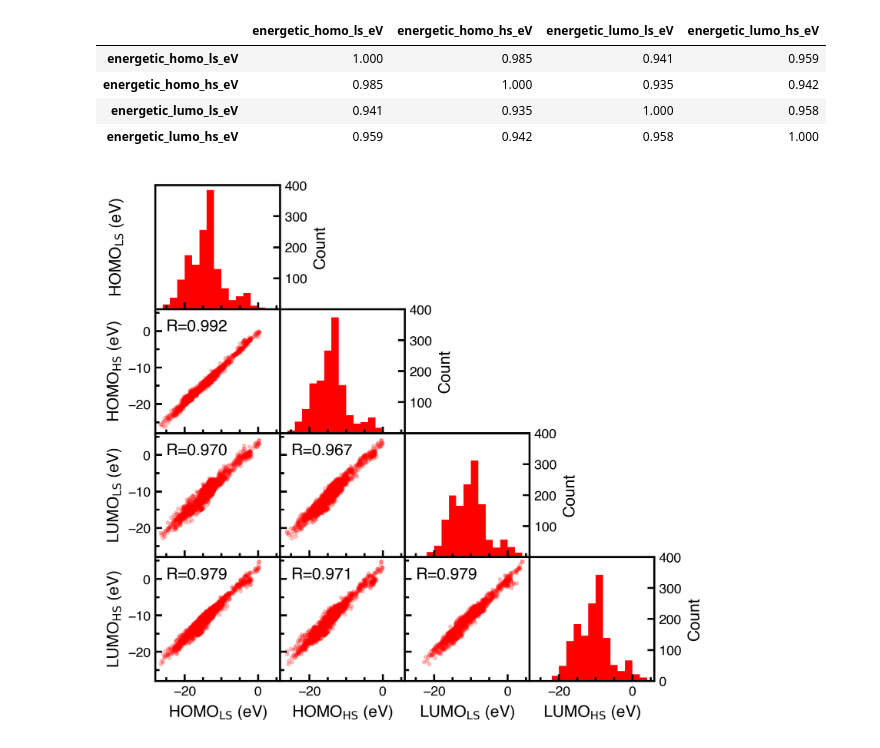
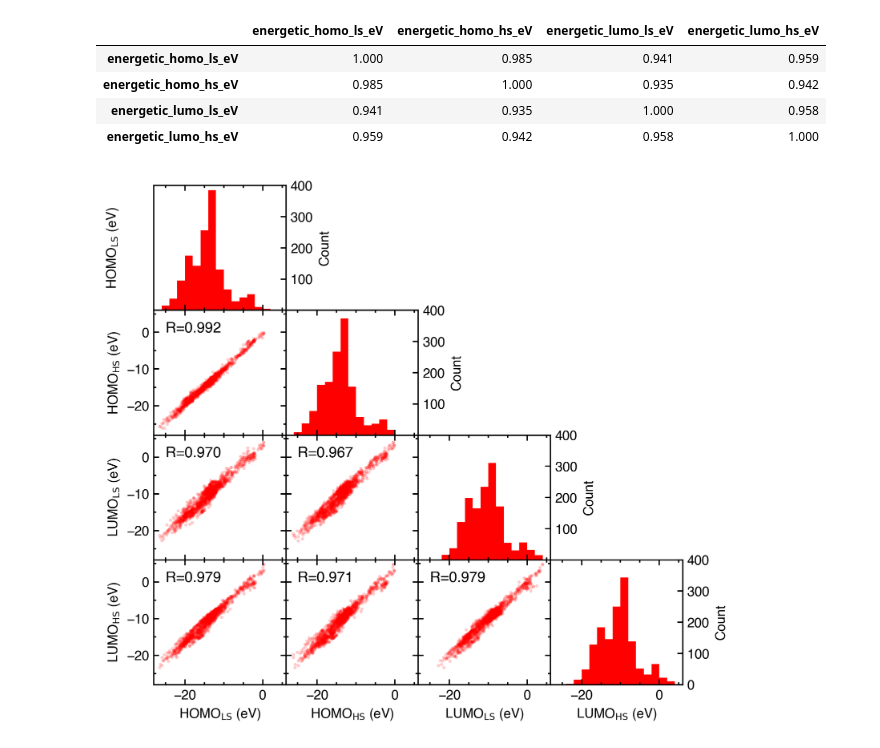
Before and after one commit to hjkgrp/many_body_ml, a Jupyter notebook: scripts_and_notebooks/plotting/scatter_matrix_frontier_orbital_energies.ipynb, the cells around one changed output. Cells and saved outputs as stored; diff of their text form; code cells hidden in the pictures.

Commit message:
Update scatter matrix with new mpl style sheet

```diff
--- a/scripts_and_notebooks/plotting/scatter_matrix_frontier_orbital_energies.ipynb
+++ b/scripts_and_notebooks/plotting/scatter_matrix_frontier_orbital_energies.ipynb
@@ -6,7 +6,7 @@ from pathlib import Path
 from mbeml.constants import TargetProperty
 from sklearn.linear_model import LinearRegression
 # %%
-plt.style.use("./mbeml.mplstyle")
+plt.style.use("mbeml.mbeml")
 # %%
 data_dir = Path("../../data/")
 target = TargetProperty.ORBITALS
@@ -49,18 +55,33 @@ pd.DataFrame(
 upper_lim = 6
 lower_lim = -28
 bins = np.linspace(-28, 6, 18)
-labels = ["HOMO$_\mathrm{LS}$ (eV)", "HOMO$_\mathrm{HS}$ (eV)", "LUMO$_\mathrm{LS}$ (eV)", "LUMO$_\mathrm{HS}$ (eV)"]
+labels = [
+    "HOMO$_\mathrm{LS}$ (eV)",
+    "HOMO$_\mathrm{HS}$ (eV)",
+    "LUMO$_\mathrm{LS}$ (eV)",
+    "LUMO$_\mathrm{HS}$ (eV)",
+]
 
+gridspec_kw = {
+    "left": 0.09,
+    "right": 0.92,
+    "top": 0.96,
+    "bottom": 0.09,
+    "hspace": 0.0,
+    "wspace": 0.0,
+}
 fig, axes = plt.subplots(
-    figsize=(6.66, 6.66),
-    ncols=4, nrows=4,
-    sharex=True, sharey=False,
-    gridspec_kw={"hspace": 0., "wspace": 0.}
+    figsize=(6.66, 0.9 * 6.66),
+    ncols=4,
+    nrows=4,
+    sharex=True,
+    sharey=False,
+    gridspec_kw=gridspec_kw,
 )
 
 # Turn off upper triangle
 for i in range(0, 4):
-    for j in range(i+1, 4):
+    for j in range(i + 1, 4):
         axes[i, j].set_visible(False)
 
 for i in range(1, 4):
@@ -73,35 +94,35 @@ for i in range(1, 4):
             alpha=0.2,
             s=6,
         )
-        ax.text(-25, 0, f"R={corrcoef[i, j]:.3f}", fontsize=12)
+        ax.text(-25, 0, f"R={corrcoef[i, j]:.3f}", fontsize=11)
         ax.set_xlim(lower_lim, upper_lim)
         ax.set_ylim(lower_lim, upper_lim)
         ax.set_xticks([-25, -15, -10, -5, 5], minor=True)
         ax.set_yticks([-25, -15, -10, -5, 5], minor=True)
         if j == 0:
             ax.set_ylabel(labels[i])
         else:
             ax.set_yticklabels([])
         if i == 3:
             ax.set_xlabel(labels[j])
 # Add the text for the first row
 axes[0, 0].text(-38.6, 200, labels[0], rotation=90, va="center", ha="center")
 
 
 # Diagonal
 for i in range(4):
     ax = axes[i, i]
     ax.tick_params(labelsize=10)
     ax.hist(frontier_orbital_energies.values[:, i], bins=bins)
     ax.set_ylim(0, 400)
     ax.set_ylabel("Count")
     ax.yaxis.set_label_position("right")
     ax.yaxis.tick_right()
     if i == 3:
         ax.set_yticks([0, 100, 200, 300, 400])
         ax.set_xlabel(labels[i])
     else:
         ax.set_yticks([100, 200, 300, 400])
-fig.savefig("plots/scatter_matrix_frontier_orbital_energies.png", bbox_inches="tight")
+fig.savefig("plots/scatter_matrix_frontier_orbital_energies.pdf")
 # %% [output]
-[figure, old version]
+[figure, new version]
```
Also changed, not shown: parts of 2 cells of this notebook, 2 other files.
